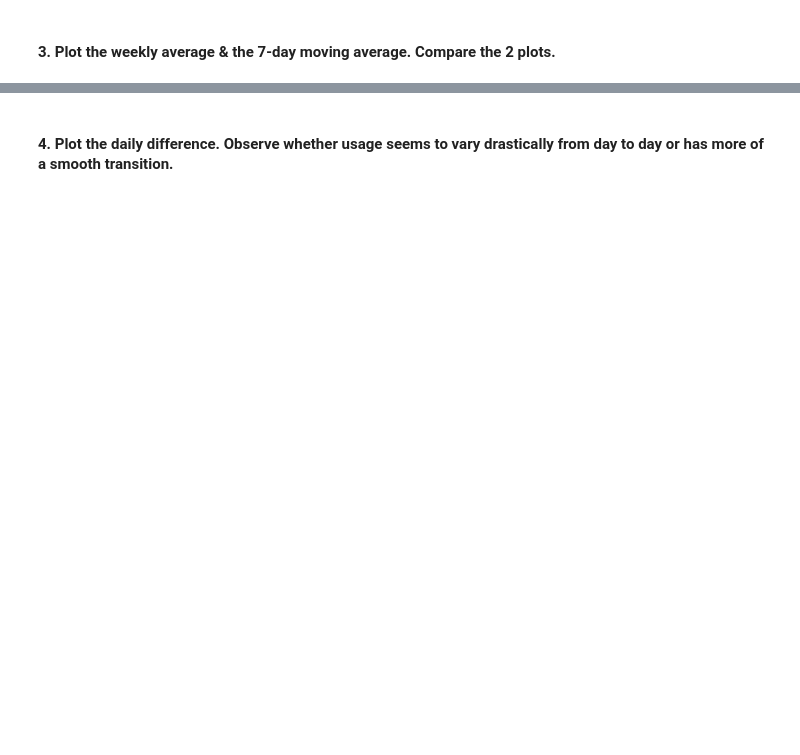
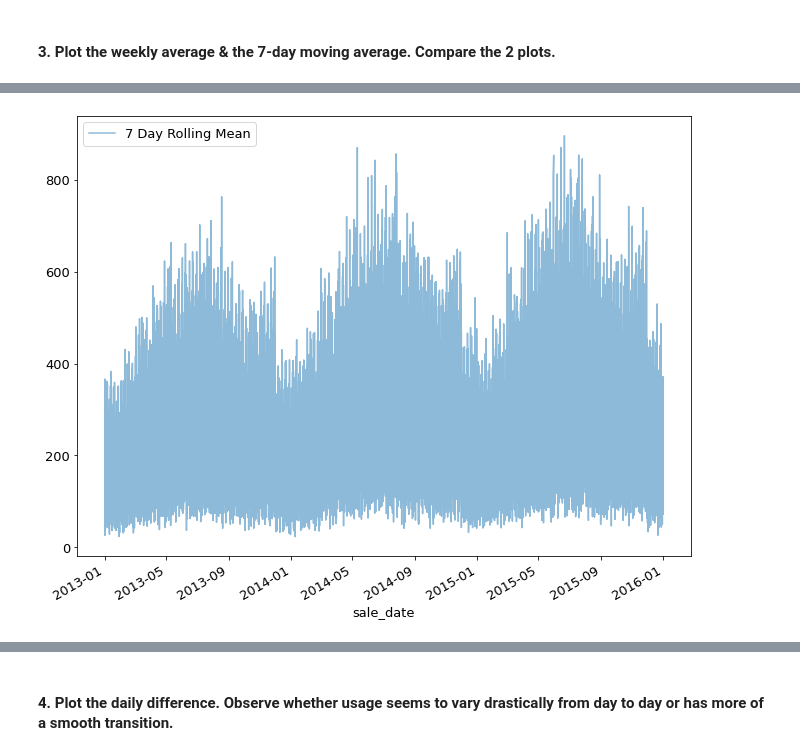
Before and after one commit to CSolitaire/time-series-exercises, a Jupyter notebook: explore.ipynb, the cells around one changed output, grey strips where cells are left out. Cells and saved outputs as stored; diff of their text form; code cells hidden in the pictures; blank space fills up the shorter version.

```diff
--- a/explore.ipynb
+++ b/explore.ipynb
@@ -44,6 +39,5 @@ store_df.head()
 #### 1. Split your data into train and test using the sklearn.model_selection.TimeSeriesSplit method.
 # %%
 # Call df
-df = pd.read_csv('prepped_store_df.csv')
-df.head()
+df = store_df
 # %% [output]
@@ -100,2 +111,9 @@ plt.show()
+# %%
+# Also 7 day rolling average (but calculated every hour)?
+y.rolling(7).mean().plot(label = '7 Day Rolling Mean', alpha = .5)
+plt.legend()
+plt.show()
+# %% [output]
+[figure, added]
 # %%
 # Both plots together
```
Also changed, not shown: parts of 24 cells of this notebook.
